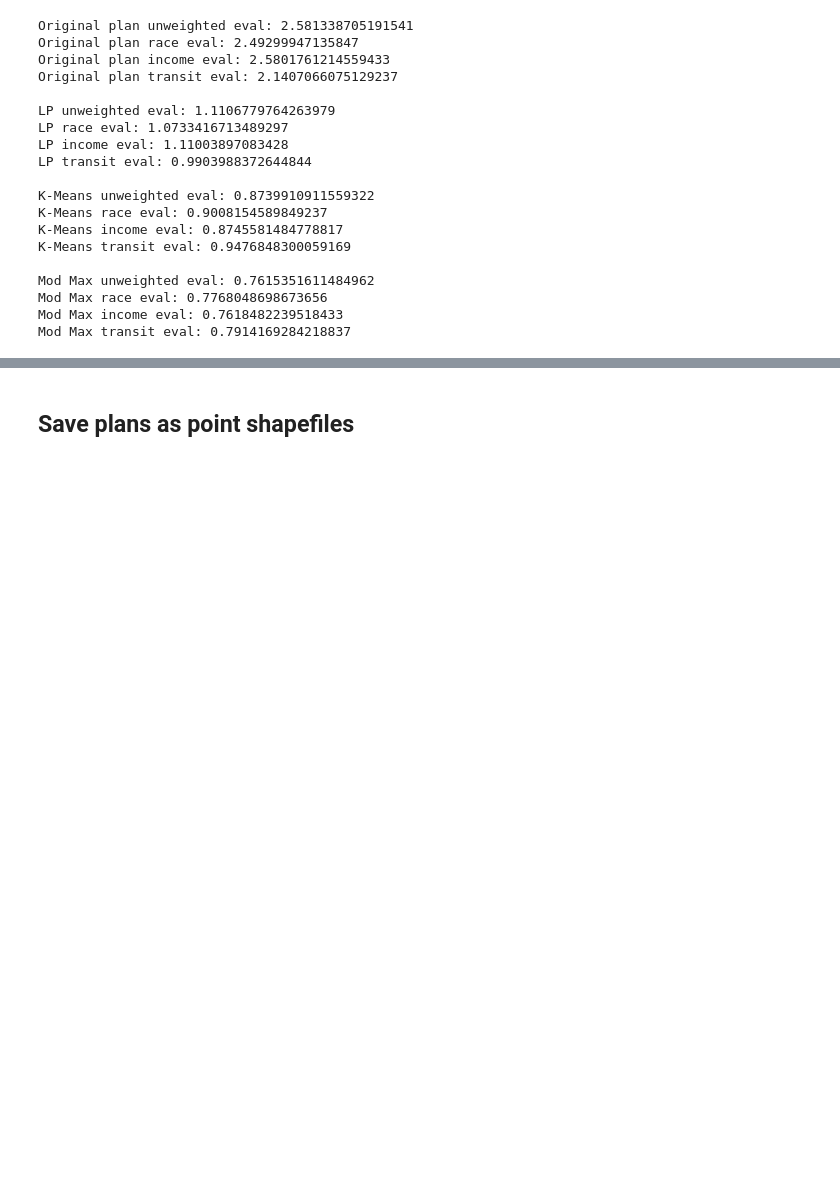
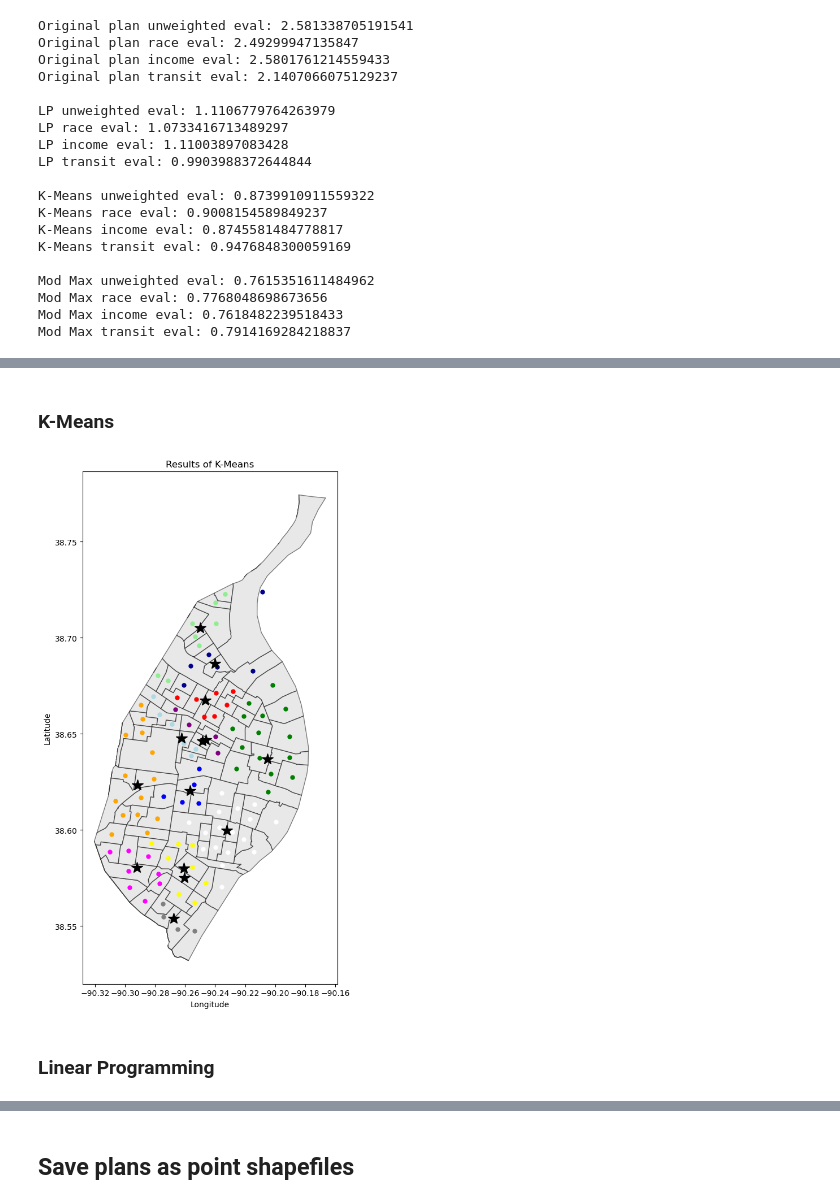
Before and after one commit to juliatompkins/trio-capstone, a Jupyter notebook: algorithms code/All Methods Compared.ipynb, the cells around one changed output, grey strips where cells are left out. Cells and saved outputs as stored; diff of their text form; code cells hidden in the pictures; blank space fills up the shorter version.

```diff
--- a/algorithms code/All Methods Compared.ipynb
+++ b/algorithms code/All Methods Compared.ipynb
@@ -189,0 +183,14 @@ plt.show()
+# %% [markdown]
+### K-Means
+# %%
+k_means_weight = 'estimate'
+k_means_stops, labels = weighted_kmeans(full_data, k, k_means_weight)
+cluster_dict = {k:v for k, v in zip(full_data['node id'],labels)}
+k_means_graph = stl.copy()
+nx.set_node_attributes(k_means_graph, cluster_dict, 'cluster')
+nx.write_gexf(k_means_graph, "capstone.gexf")
+graph_results_lp(k_means_graph, k_means_stops, 'K-Means', center)
+# %% [output]
+[figure, added]
+# %% [markdown]
+### Linear Programming
```
Also changed, not shown: parts of 14 cells of this notebook, 21 other files.
